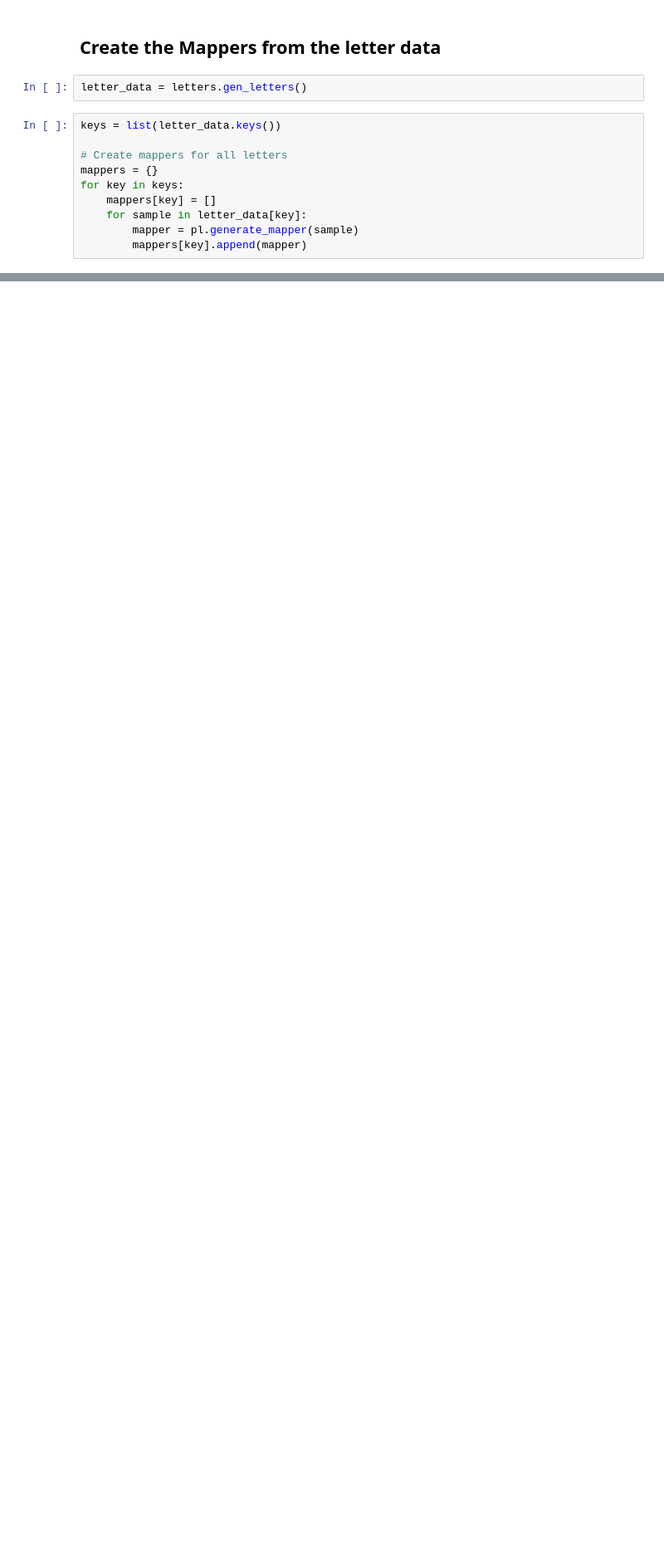
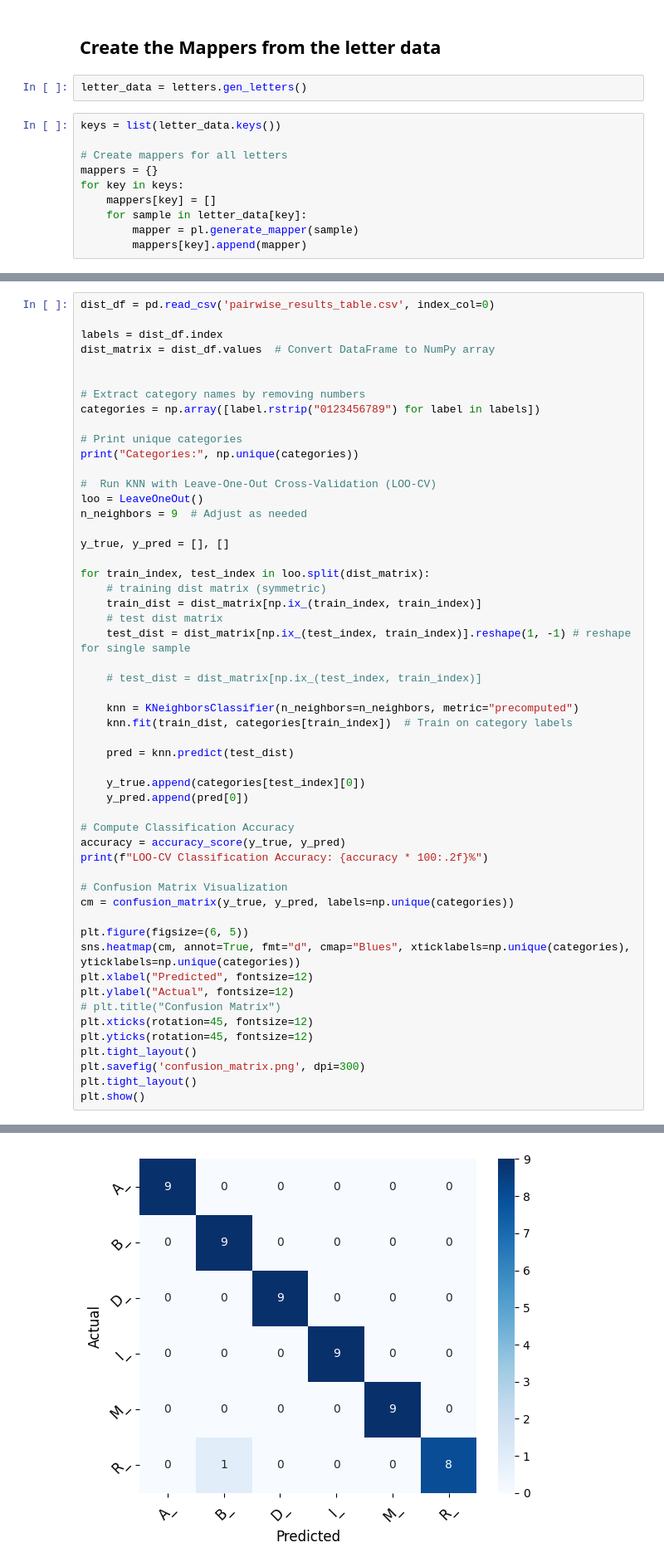
Before and after one commit to ishikaghosh2201/Mapper-Loss-Computation, a Jupyter notebook: workflow_letters.ipynb, the cells around one changed output, grey strips where cells are left out. Shown: that part at 83% size. Cells and saved outputs as stored; diff of their text form; blank space fills up the shorter version.

```diff
--- a/workplace.ipynb
+++ b/workflow_letters.ipynb
@@ -184,0 +256,54 @@ plt.show()
+# %%
+dist_df = pd.read_csv('pairwise_results_table.csv', index_col=0)
+
+labels = dist_df.index
+dist_matrix = dist_df.values  # Convert DataFrame to NumPy array
+
+
+# Extract category names by removing numbers
+categories = np.array([label.rstrip("0123456789") for label in labels])
+
+# Print unique categories
+print("Categories:", np.unique(categories))
+
+#  Run KNN with Leave-One-Out Cross-Validation (LOO-CV)
+loo = LeaveOneOut()
+n_neighbors = 9  # Adjust as needed
+
+y_true, y_pred = [], []
+
+for train_index, test_index in loo.split(dist_matrix):
+    # training dist matrix (symmetric)
+    train_dist = dist_matrix[np.ix_(train_index, train_index)]
+    # test dist matrix
+    test_dist = dist_matrix[np.ix_(test_index, train_index)].reshape(1, -1) # reshape for single sample
+
+    # test_dist = dist_matrix[np.ix_(test_index, train_index)]
+
+    knn = KNeighborsClassifier(n_neighbors=n_neighbors, metric="precomputed")
+    knn.fit(train_dist, categories[train_index])  # Train on category labels
+
+    pred = knn.predict(test_dist)
+
+    y_true.append(categories[test_index][0])
+    y_pred.append(pred[0])
+
+# Compute Classification Accuracy
+accuracy = accuracy_score(y_true, y_pred)
+print(f"LOO-CV Classification Accuracy: {accuracy * 100:.2f}%")
+
+# Confusion Matrix Visualization
+cm = confusion_matrix(y_true, y_pred, labels=np.unique(categories))
+
+plt.figure(figsize=(6, 5))
+sns.heatmap(cm, annot=True, fmt="d", cmap="Blues", xticklabels=np.unique(categories), yticklabels=np.unique(categories))
+plt.xlabel("Predicted", fontsize=12)
+plt.ylabel("Actual", fontsize=12)
+# plt.title("Confusion Matrix")
+plt.xticks(rotation=45, fontsize=12)
+plt.yticks(rotation=45, fontsize=12)
+plt.tight_layout()
+plt.savefig('confusion_matrix.png', dpi=300)
+plt.tight_layout()
+plt.show()
+# %% [output]
@@ -184,0 +312 @@ plt.show()
+[figure, added]
```
Also changed, not shown: parts of 27 cells of this notebook, 5 other files.
